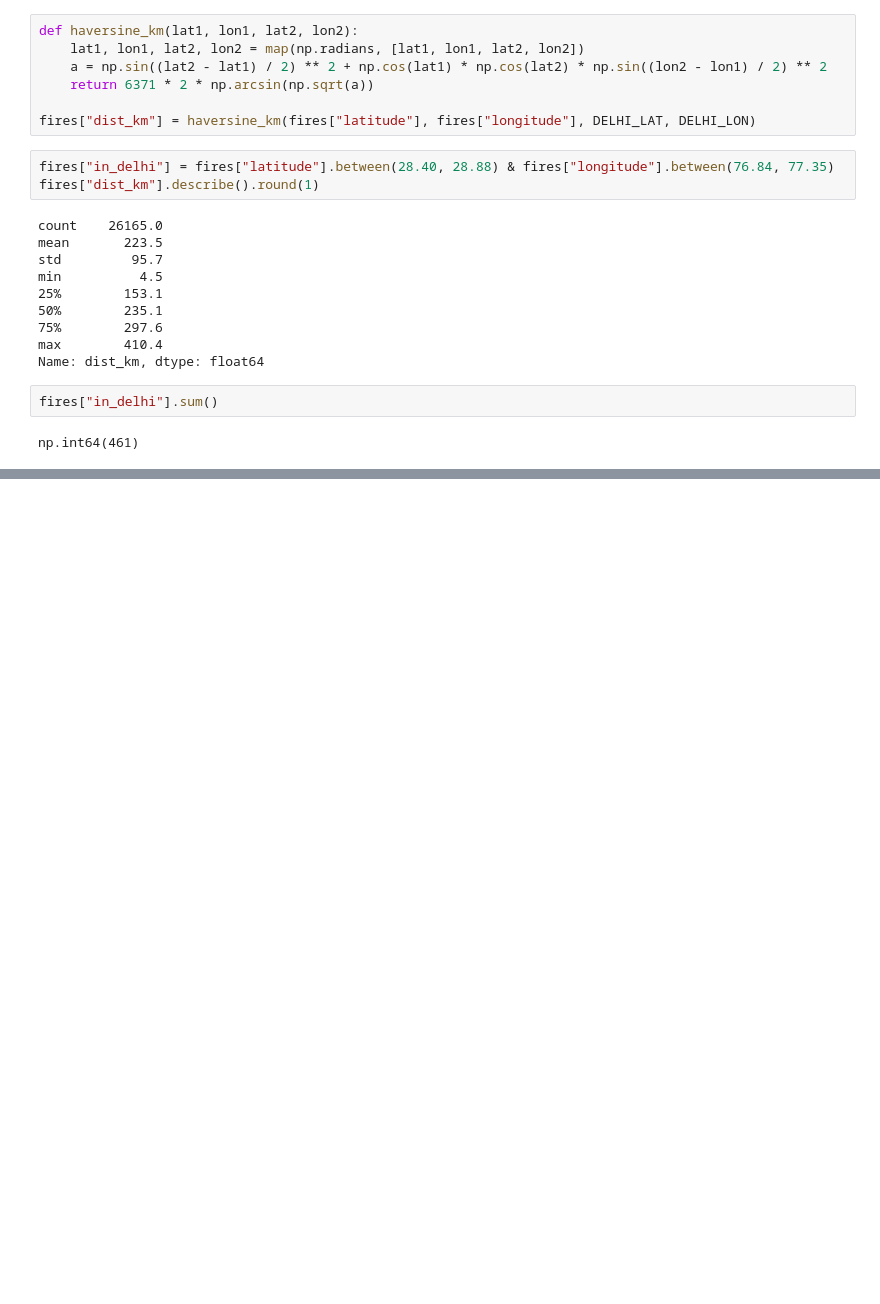
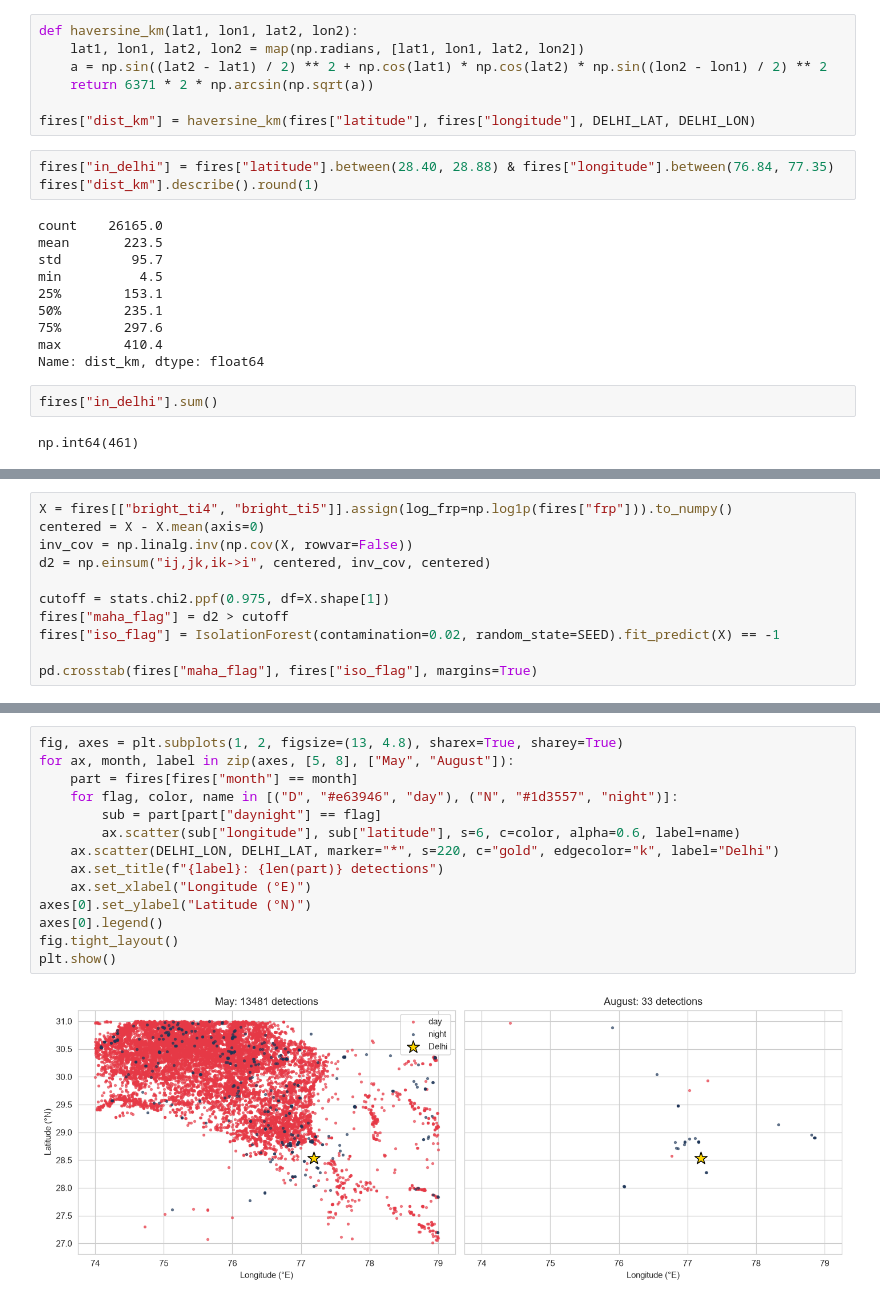
Before and after one commit to khushishahs02/EDA-Group-Project, a Jupyter notebook: notebooks/fire_analysis_cleaning.ipynb, the cells around one changed output, grey strips where cells are left out. Drawn from its saved outputs; the diff is of its cells as text; blank space fills up the shorter version.

```diff
--- a/notebooks/fire_analysis_cleaning.ipynb
+++ b/notebooks/fire_analysis_cleaning.ipynb
@@ -211,0 +267,11 @@ plt.show()
+# %%
+X = fires[["bright_ti4", "bright_ti5"]].assign(log_frp=np.log1p(fires["frp"])).to_numpy()
+centered = X - X.mean(axis=0)
+inv_cov = np.linalg.inv(np.cov(X, rowvar=False))
+d2 = np.einsum("ij,jk,ik->i", centered, inv_cov, centered)
+
+cutoff = stats.chi2.ppf(0.975, df=X.shape[1])
+fires["maha_flag"] = d2 > cutoff
+fires["iso_flag"] = IsolationForest(contamination=0.02, random_state=SEED).fit_predict(X) == -1
+
+pd.crosstab(fires["maha_flag"], fires["iso_flag"], margins=True)
@@ -211,0 +307,16 @@ plt.show()
+# %%
+fig, axes = plt.subplots(1, 2, figsize=(13, 4.8), sharex=True, sharey=True)
+for ax, month, label in zip(axes, [5, 8], ["May", "August"]):
+    part = fires[fires["month"] == month]
+    for flag, color, name in [("D", "#e63946", "day"), ("N", "#1d3557", "night")]:
+        sub = part[part["daynight"] == flag]
+        ax.scatter(sub["longitude"], sub["latitude"], s=6, c=color, alpha=0.6, label=name)
+    ax.scatter(DELHI_LON, DELHI_LAT, marker="*", s=220, c="gold", edgecolor="k", label="Delhi")
+    ax.set_title(f"{label}: {len(part)} detections")
+    ax.set_xlabel("Longitude (°E)")
+axes[0].set_ylabel("Latitude (°N)")
+axes[0].legend()
+fig.tight_layout()
+plt.show()
+# %% [output]
+[figure, added]
```
Also changed, not shown: parts of 9 cells of this notebook.
